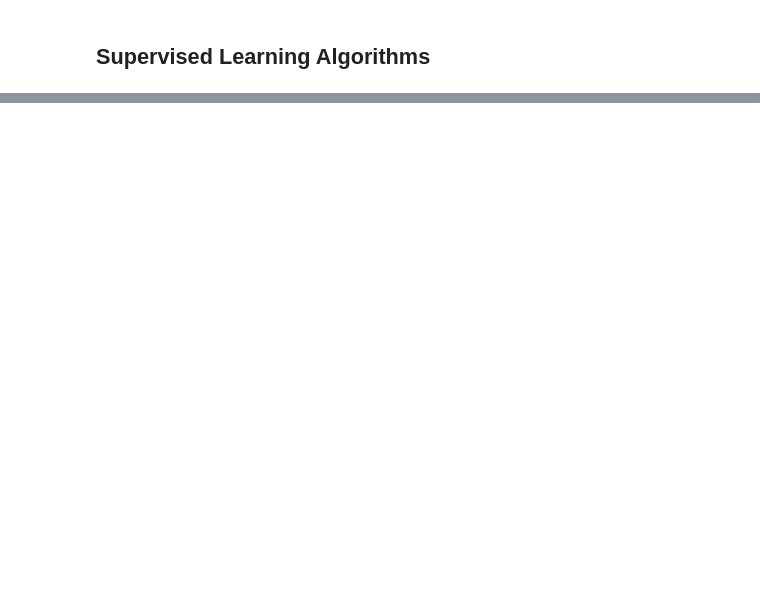
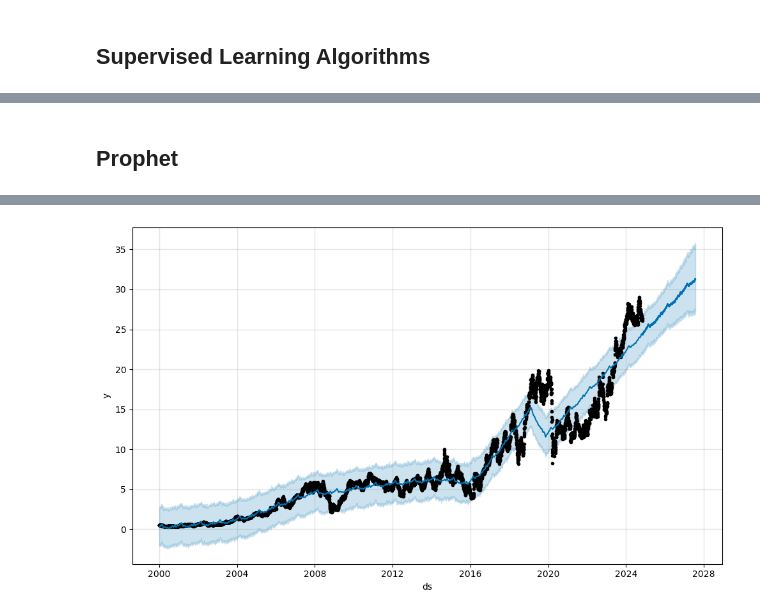
Before and after one commit to ubiratanfilho/stocks_forecasting, a Jupyter notebook: src/models.ipynb, the cells around one changed output, grey strips where cells are left out. Drawn from its saved outputs; the diff is of its cells as text; code cells hidden in the pictures; blank space fills up the shorter version.

```diff
--- a/src/models.ipynb
+++ b/src/models.ipynb
@@ -219,0 +174,24 @@ mean_absolute_percentage_error(y_test, y_pred, symmetric=False)
+# %% [markdown]
+## Prophet
+# %%
+# transformando o dataframe para o formato do Prophet
+df_prophet = df.reset_index()
+df_prophet.columns = ['ds', 'y']
+
+# Remove timezone information
+df_prophet['ds'] = df_prophet['ds'].dt.tz_localize(None)
+
+m = Prophet()
+
+m.fit(df_prophet)
+
+# Create a future dataframe
+future = m.make_future_dataframe(periods=1000)
+
+# Make predictions
+forecast = m.predict(future)
+
+# Plot the forecast
+fig = m.plot(forecast)
+plt.show()
+# %% [output]
@@ -219,0 +200 @@ mean_absolute_percentage_error(y_test, y_pred, symmetric=False)
+[figure, added]
```
Also changed, not shown: parts of 19 cells of this notebook, 2 other files.
